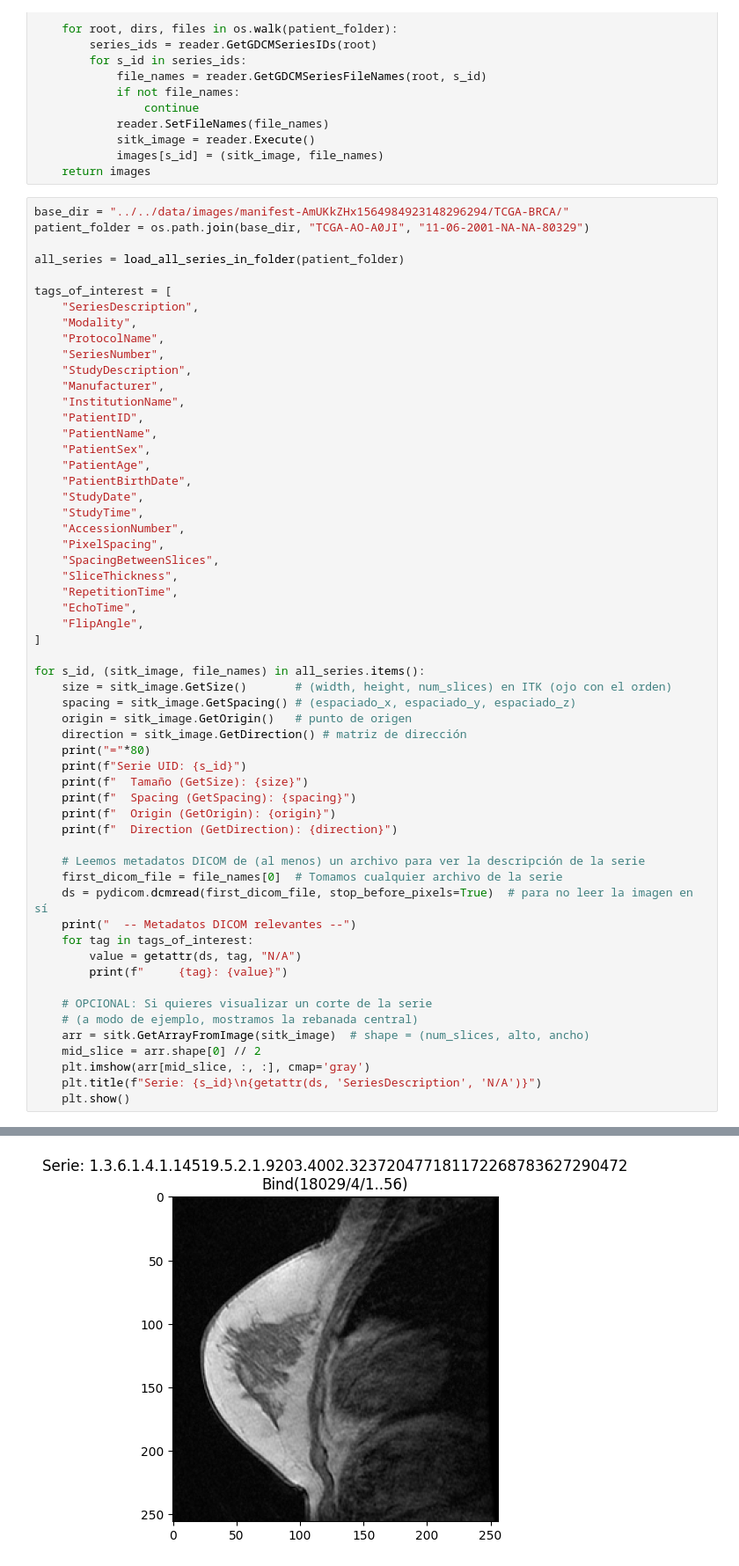
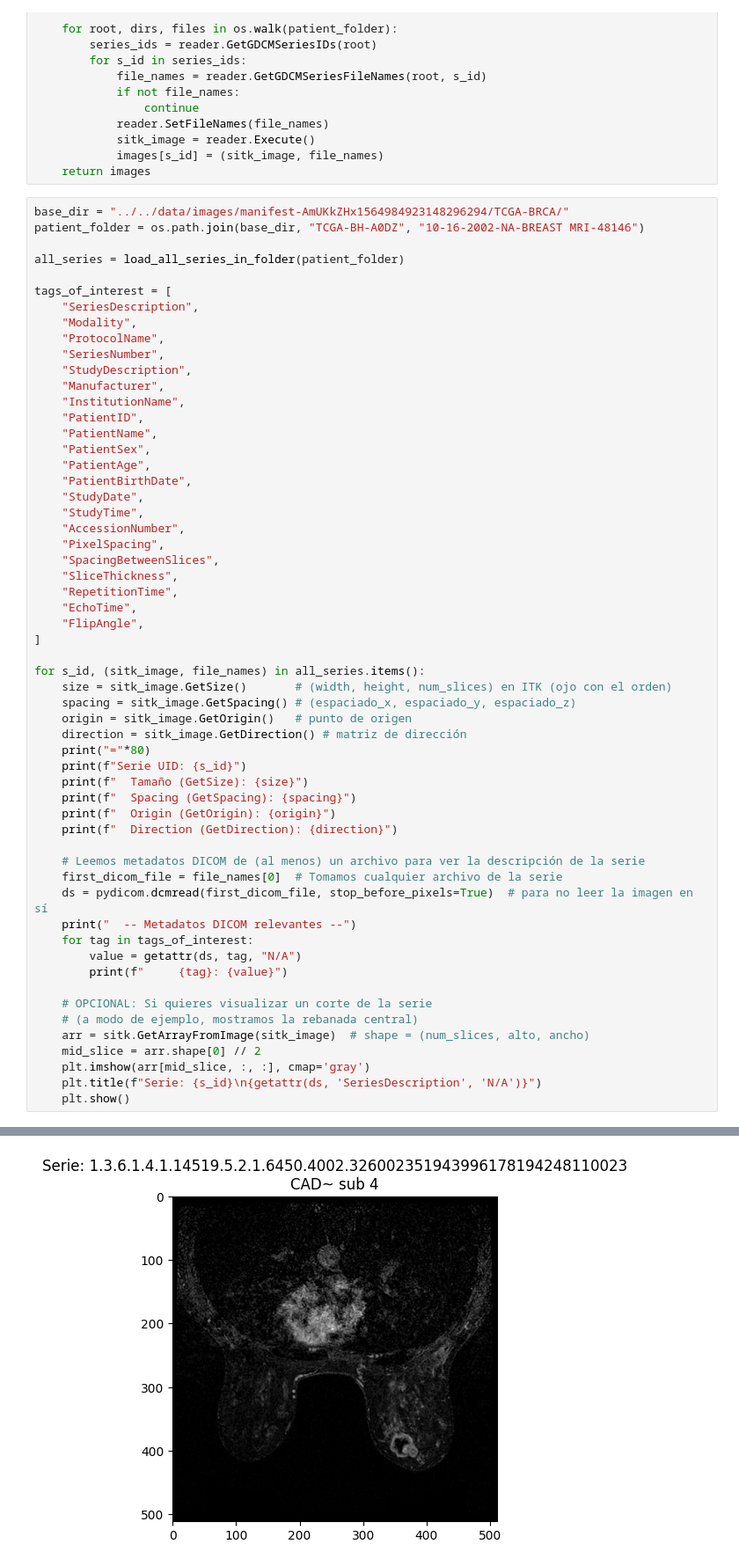
Before and after one commit to jose-valero-sanchis/bds_radiogenomic, a Jupyter notebook: notebooks/0_data/explore_images.ipynb, the cells around one changed output, grey strips where cells are left out. Shown at 88% size. Cells and saved outputs as stored; diff of their text form.

```diff
--- a/notebooks/0_data/explore_images.ipynb
+++ b/notebooks/0_data/explore_images.ipynb
@@ -20,7 +20,7 @@ def load_all_series_in_folder(patient_folder):
     return images
 # %%
 base_dir = "../../data/images/manifest-AmUKkZHx1564984923148296294/TCGA-BRCA/"
-patient_folder = os.path.join(base_dir, "TCGA-AO-A0JI", "11-06-2001-NA-NA-80329")
+patient_folder = os.path.join(base_dir, "TCGA-BH-A0DZ", "10-16-2002-NA-BREAST MRI-48146")
 
 all_series = load_all_series_in_folder(patient_folder)
 
@@ -118 +119 @@ Serie UID: 1.3.6.1.4.1.14519.5.2.1.9203.4002.323720477181172268783627290472
-[figure, old version]
+[figure, new version]
```
Also changed, not shown: parts of 3 cells of this notebook, 8 other files.
